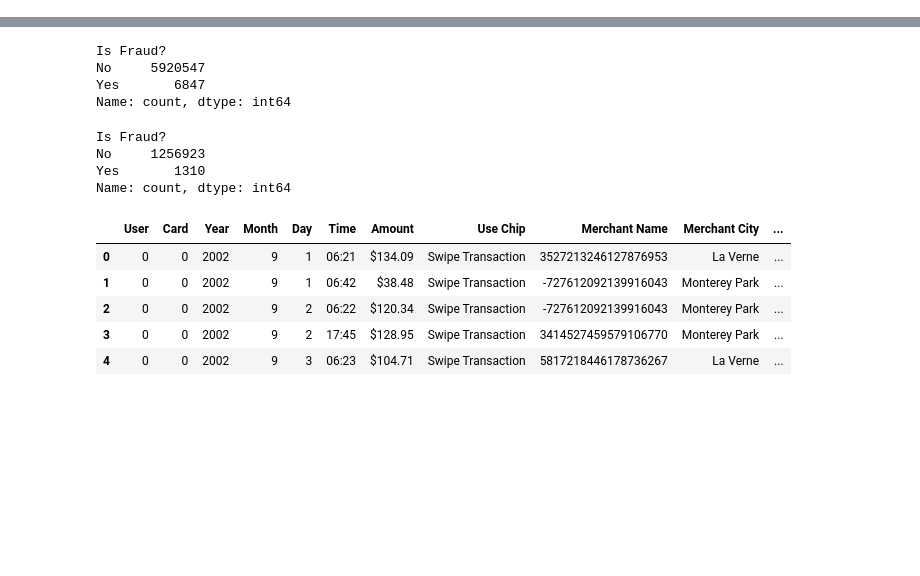
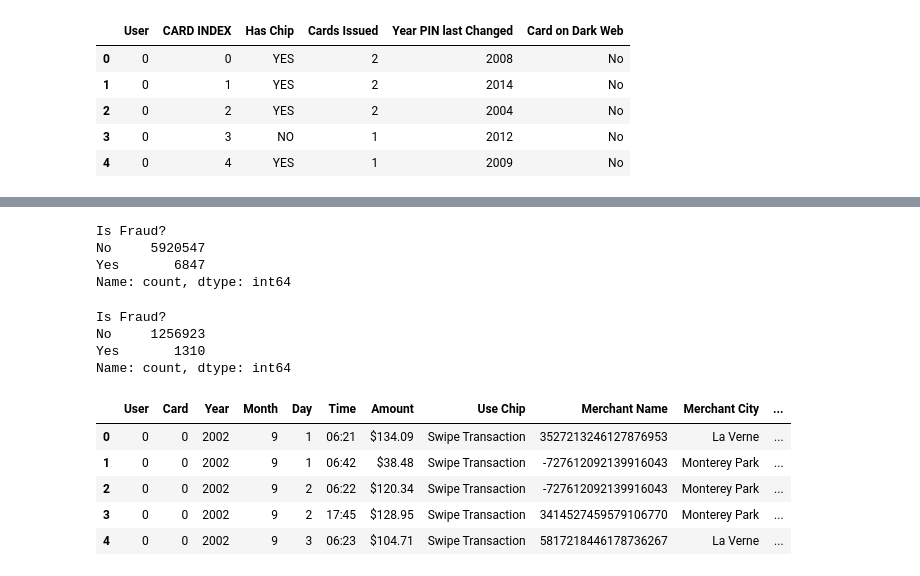
Before and after one commit to wrube/Project_4_Group_2, a Jupyter notebook: create_dataset_ben.ipynb, the cells around one changed output, grey strips where cells are left out. Saved outputs shown, nothing was run; the diff lists cells and outputs as text; code cells hidden in the pictures; blank space fills up the shorter version.

```diff
--- a/create_dataset_ben.ipynb
+++ b/create_dataset_ben.ipynb
@@ -28,3 +59,34 @@ display(cards_df.head())
+# %%
+# import cards csv
+
+cards_path = Path.cwd() / 'data/sd254_cards.csv'
+
+cards_columns_import = ['User',
+                        'CARD INDEX',
+                        'Has Chip',
+                        'Cards Issued',
+                        'Year PIN last Changed',
+                        'Card on Dark Web'
+                        ]
+
+cards_dtypes = {'CARD INDEX': np.uint8,
+                'Cards Issued': np.uint8,
+                'Year PIN last Changed': np.uint16
+                }
+
+cards_df = pd.read_csv(cards_path,
+                       usecols=cards_columns_import,
+                       dtype=cards_dtypes,
+                       )
+
+display(cards_df.head())
+# %% [output]
+|  | User | CARD INDEX | Has Chip | Cards Issued | Year PIN last Changed | Card on Dark Web |
+| 0 | 0 | 0 | YES | 2 | 2008 | No |
+| 1 | 0 | 1 | YES | 2 | 2014 | No |
+| 2 | 0 | 2 | YES | 2 | 2004 | No |
+| 3 | 0 | 3 | NO | 1 | 2012 | No |
+| 4 | 0 | 4 | YES | 1 | 2009 | No |
 # %%
 transactions_path = Path.cwd() / 'data/credit_card_transactions-ibm_v2.csv'
 
```
Also changed, not shown: parts of 16 cells of this notebook, 5 other files.
